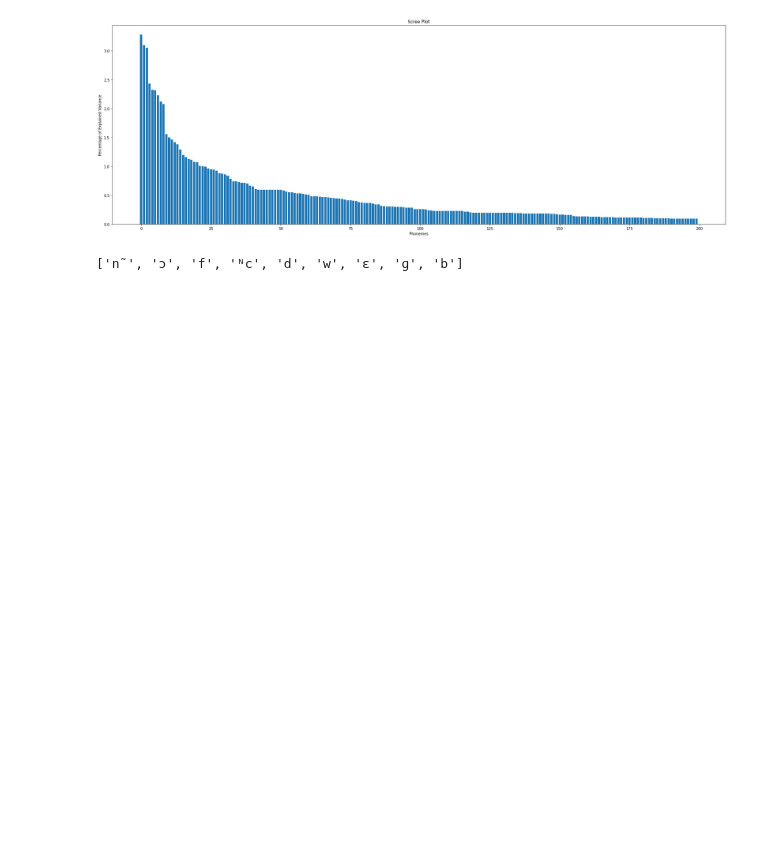
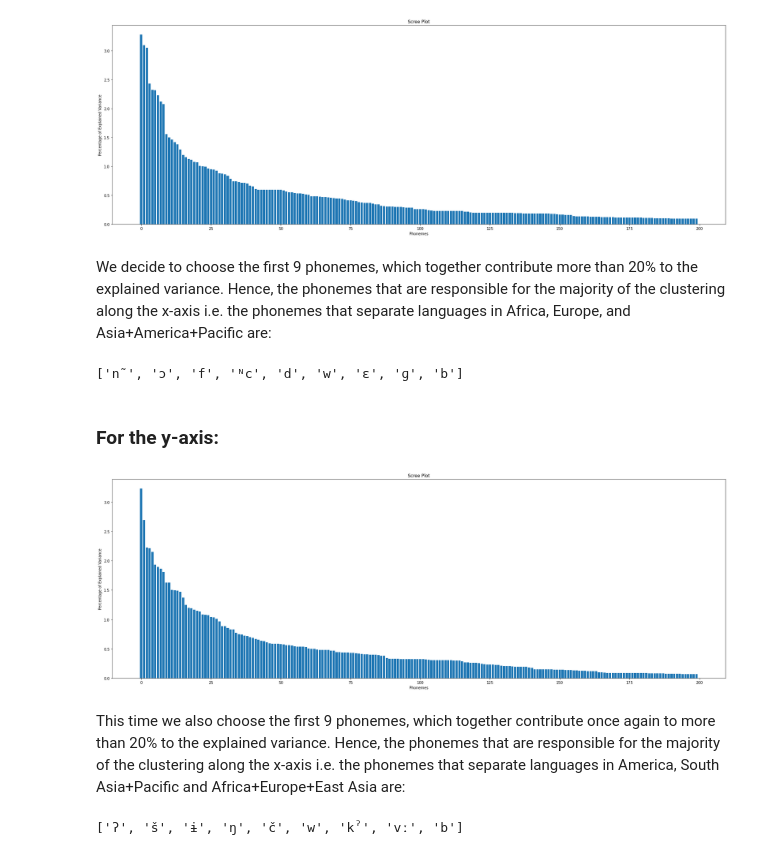
Before and after one commit to camoalon/language_genes, a Jupyter notebook: PCA.ipynb, the cells around one changed output. Drawn from its saved outputs; the diff is of its cells as text; code cells hidden in the pictures; blank space fills up the shorter version.

Commit message:
Computed loadings

```diff
--- a/PCA.ipynb
+++ b/PCA.ipynb
@@ -563,4 +577,6 @@ plt.title('Scree Plot')
 plt.show()
 # %% [output]
 [figure]
+# %% [markdown]
+We decide to choose the first 9 phonemes, which together contribute more than 20% to the explained variance. Hence, the phonemes that are responsible for the majority of the clustering along the x-axis i.e. the phonemes that separate languages in Africa, Europe, and Asia+America+Pacific are:
 # %%
@@ -568,2 +584,25 @@ list(phonemes_loadings_sorted[0:9].index)
 # %% [output]
 ['n˜', 'ɔ', 'f', 'ᴺc', 'd', 'w', 'ɛ', 'ɡ', 'b']
+# %% [markdown]
+### For the y-axis:
+# %%
+phonemes_loadings_sorted_yaxis = phonemes_loadings[1].sort_values(ascending = False)
+phonemes_variance_yaxis = phonemes_loadings_sorted_yaxis/np.sum(phonemes_loadings_sorted_yaxis) * 100
+
+upper_limit = 200
+
+fig, ax = plt.subplots(figsize=(30, 10))
+plt.bar(range(0,len(phonemes_variance_yaxis[0:upper_limit])), phonemes_variance_yaxis[0:upper_limit])
+
+plt.ylabel('Percentage of Explained Variance')
+plt.xlabel('Phonemes')
+plt.title('Scree Plot')
+plt.show()
+# %% [output]
+[figure, added]
+# %% [markdown]
+This time we also choose the first 9 phonemes, which together contribute once again to more than 20% to the explained variance. Hence, the phonemes that are responsible for the majority of the clustering along the x-axis i.e. the phonemes that separate languages in America, South Asia+Pacific and Africa+Europe+East Asia are:
+# %%
+list(phonemes_loadings_sorted_yaxis[0:9].index)
+# %% [output]
+['ʔ', 'š', 'ɨ', 'ŋ', 'č', 'w', 'kˀ', 'vː', 'b']
```
Also changed, not shown: parts of 9 cells of this notebook.
